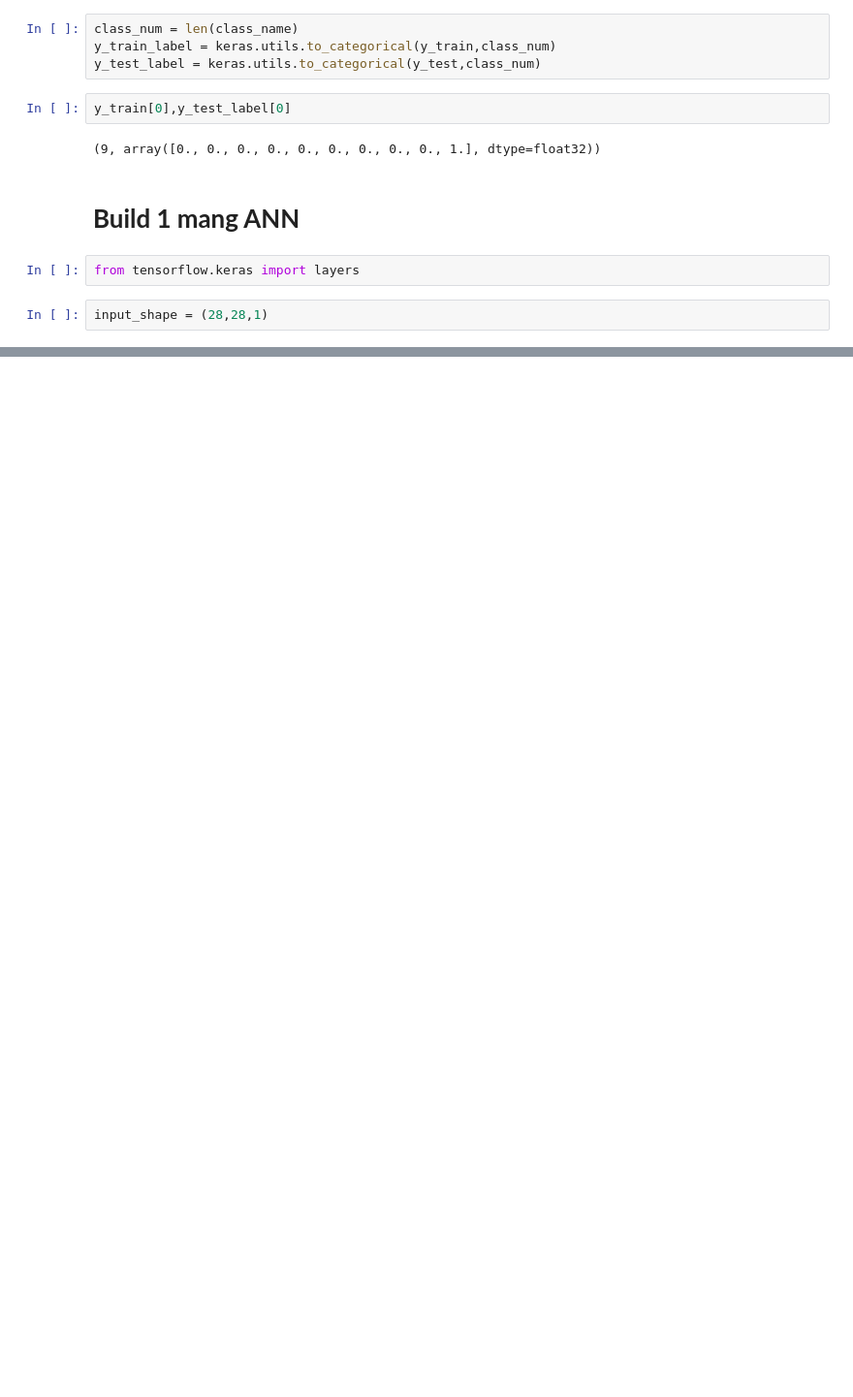
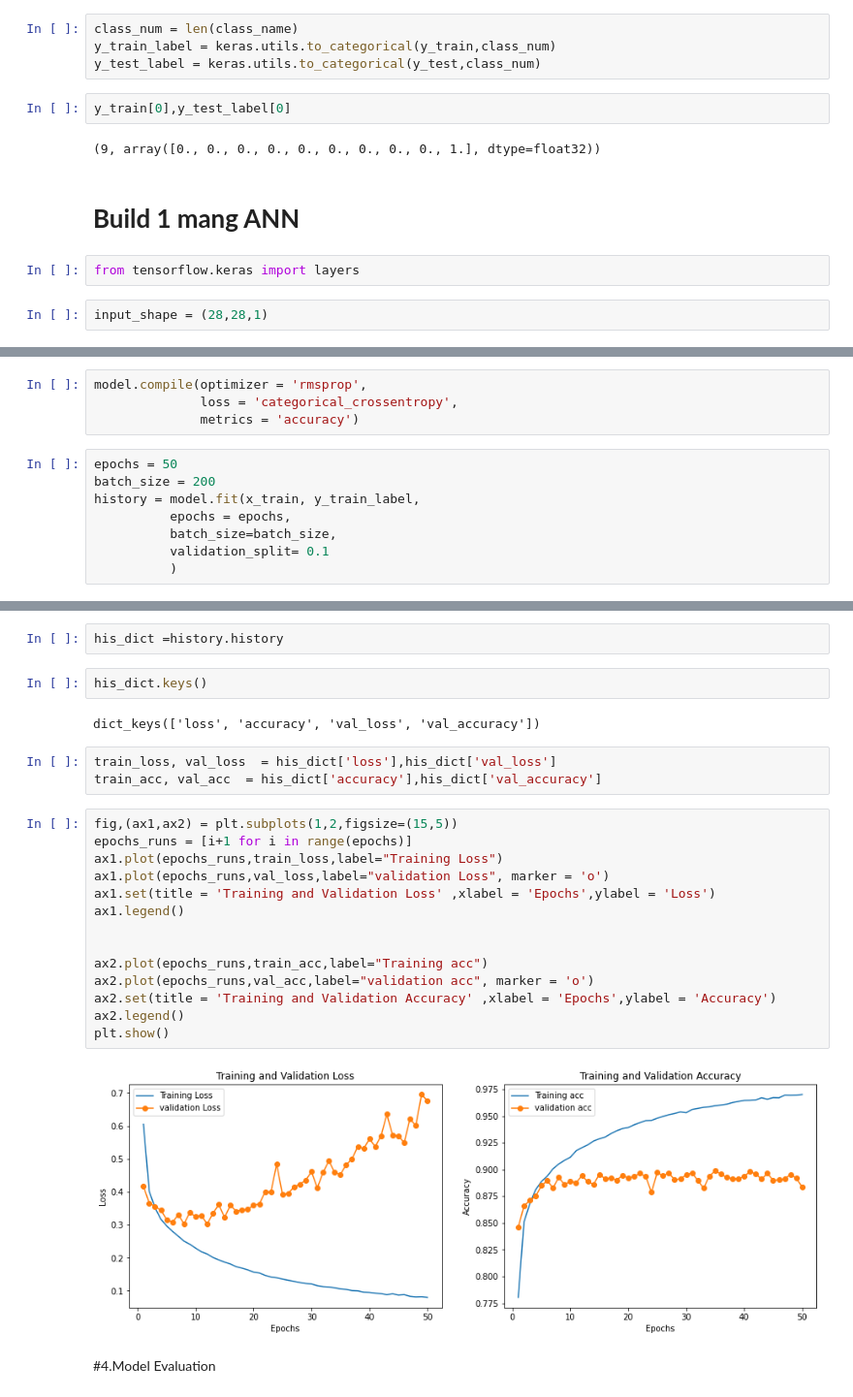
Before and after one commit to VoLENguyen/FS_MNIST, a Jupyter notebook: fshmnist_ann.ipynb, the cells around one changed output, grey strips where cells are left out. Shown at 97% size. Saved outputs shown, nothing was run; the diff lists cells and outputs as text; blank space fills up the shorter version.

```diff
--- a/fshmnist_ann.ipynb
+++ b/fshmnist_ann.ipynb
@@ -145,3 +154,15 @@ Total params: 535,818
 Trainable params: 535,818
 Non-trainable params: 0
 _________________________________________________________________
+# %%
+model.compile(optimizer = 'rmsprop',
+              loss = 'categorical_crossentropy',
+              metrics = 'accuracy')
+# %%
+epochs = 50
+batch_size = 200
+history = model.fit(x_train, y_train_label,
+          epochs = epochs,
+          batch_size=batch_size,
+          validation_split= 0.1
+          )
@@ -147,0 +187,27 @@ _________________________________________________________________
+# %%
+his_dict =history.history
+# %%
+his_dict.keys()
+# %% [output]
+dict_keys(['loss', 'accuracy', 'val_loss', 'val_accuracy'])
+# %%
+train_loss, val_loss  = his_dict['loss'],his_dict['val_loss']
+train_acc, val_acc  = his_dict['accuracy'],his_dict['val_accuracy']
+# %%
+fig,(ax1,ax2) = plt.subplots(1,2,figsize=(15,5))
+epochs_runs = [i+1 for i in range(epochs)]
+ax1.plot(epochs_runs,train_loss,label="Training Loss")
+ax1.plot(epochs_runs,val_loss,label="validation Loss", marker = 'o')
+ax1.set(title = 'Training and Validation Loss' ,xlabel = 'Epochs',ylabel = 'Loss')
+ax1.legend()
+
+
+ax2.plot(epochs_runs,train_acc,label="Training acc")
+ax2.plot(epochs_runs,val_acc,label="validation acc", marker = 'o')
+ax2.set(title = 'Training and Validation Accuracy' ,xlabel = 'Epochs',ylabel = 'Accuracy')
+ax2.legend()
+plt.show()
+# %% [output]
+[figure, added]
+# %% [markdown]
+#4.Model Evaluation
```
Also changed, not shown: parts of 13 cells of this notebook.
